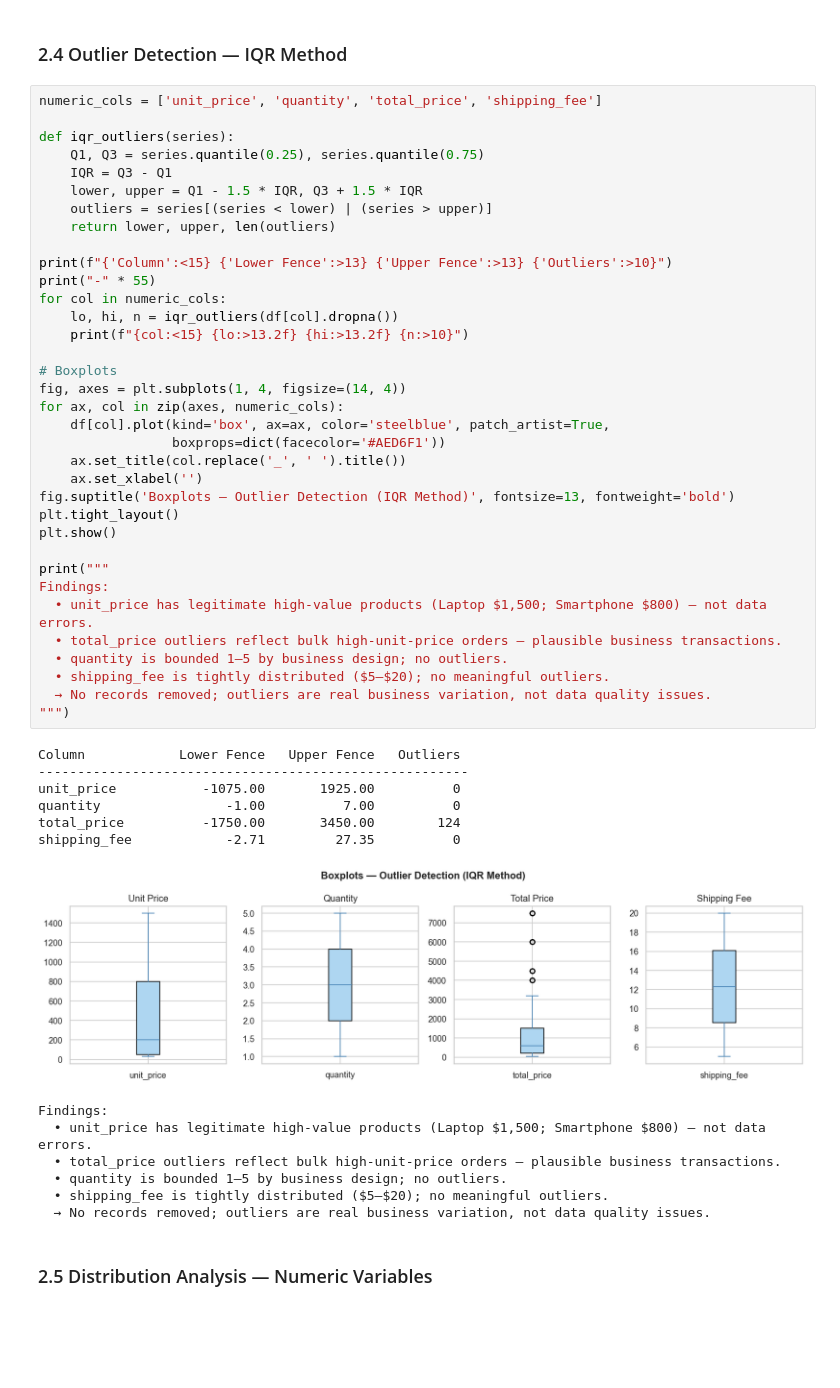
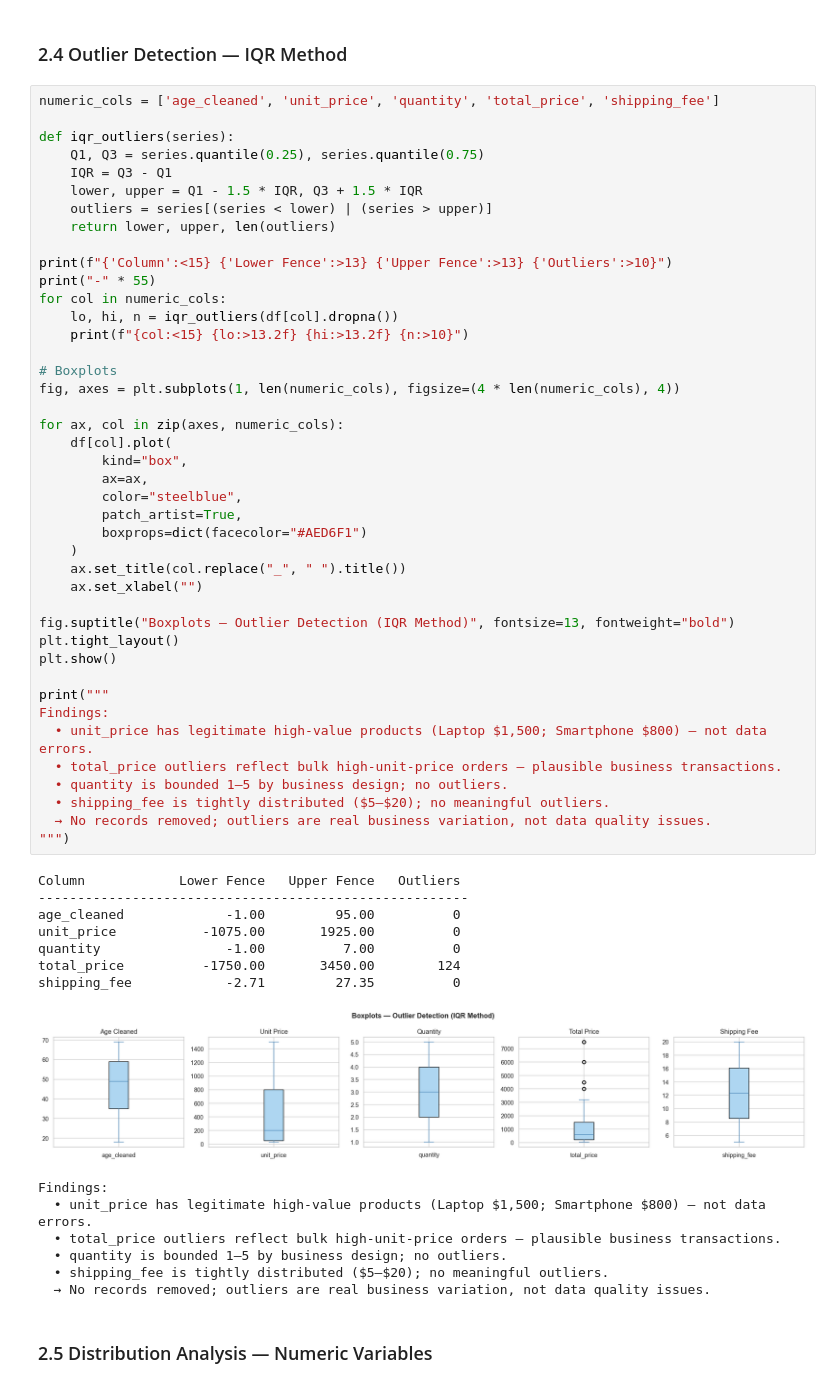
Before and after one commit to OppenJayme/ecommerce_sales_customer_insights, a Jupyter notebook: Deliverables/Group_Closer_Notebook.ipynb, the cells around one changed output. Cells and saved outputs as stored; diff of their text form; blank space fills up the shorter version.

```diff
--- a/Deliverables/Group_Closer_Notebook.ipynb
+++ b/Deliverables/Group_Closer_Notebook.ipynb
@@ -303,7 +302,7 @@ treatment_plan
 # %% [markdown]
 ### 2.4 Outlier Detection — IQR Method
 # %%
-numeric_cols = ['unit_price', 'quantity', 'total_price', 'shipping_fee']
+numeric_cols = ['age_cleaned', 'unit_price', 'quantity', 'total_price', 'shipping_fee']
 
 def iqr_outliers(series):
     Q1, Q3 = series.quantile(0.25), series.quantile(0.75)
@@ -311,40 +310,48 @@ def iqr_outliers(series):
     lower, upper = Q1 - 1.5 * IQR, Q3 + 1.5 * IQR
     outliers = series[(series < lower) | (series > upper)]
     return lower, upper, len(outliers)
 
 print(f"{'Column':<15} {'Lower Fence':>13} {'Upper Fence':>13} {'Outliers':>10}")
 print("-" * 55)
 for col in numeric_cols:
     lo, hi, n = iqr_outliers(df[col].dropna())
     print(f"{col:<15} {lo:>13.2f} {hi:>13.2f} {n:>10}")
 
 # Boxplots
-fig, axes = plt.subplots(1, 4, figsize=(14, 4))
+fig, axes = plt.subplots(1, len(numeric_cols), figsize=(4 * len(numeric_cols), 4))
+
 for ax, col in zip(axes, numeric_cols):
-    df[col].plot(kind='box', ax=ax, color='steelblue', patch_artist=True,
-                 boxprops=dict(facecolor='#AED6F1'))
-    ax.set_title(col.replace('_', ' ').title())
-    ax.set_xlabel('')
-fig.suptitle('Boxplots — Outlier Detection (IQR Method)', fontsize=13, fontweight='bold')
+    df[col].plot(
+        kind="box",
+        ax=ax,
+        color="steelblue",
+        patch_artist=True,
+        boxprops=dict(facecolor="#AED6F1")
+    )
+    ax.set_title(col.replace("_", " ").title())
+    ax.set_xlabel("")
+
+fig.suptitle("Boxplots — Outlier Detection (IQR Method)", fontsize=13, fontweight="bold")
 plt.tight_layout()
 plt.show()
 
 print("""
 Findings:
   • unit_price has legitimate high-value products (Laptop $1,500; Smartphone $800) — not data errors.
   • total_price outliers reflect bulk high-unit-price orders — plausible business transactions.
   • quantity is bounded 1–5 by business design; no outliers.
   • shipping_fee is tightly distributed ($5–$20); no meaningful outliers.
   → No records removed; outliers are real business variation, not data quality issues.
 """)
 # %% [output]
 Column            Lower Fence   Upper Fence   Outliers
 -------------------------------------------------------
+age_cleaned             -1.00         95.00          0
 unit_price           -1075.00       1925.00          0
 quantity                -1.00          7.00          0
 total_price          -1750.00       3450.00        124
 shipping_fee            -2.71         27.35          0
-[figure, old version]
+[figure, new version]
 Findings:
   • unit_price has legitimate high-value products (Laptop $1,500; Smartphone $800) — not data errors.
   • total_price outliers reflect bulk high-unit-price orders — plausible business transactions.
```
Also changed, not shown: parts of 32 cells of this notebook.
